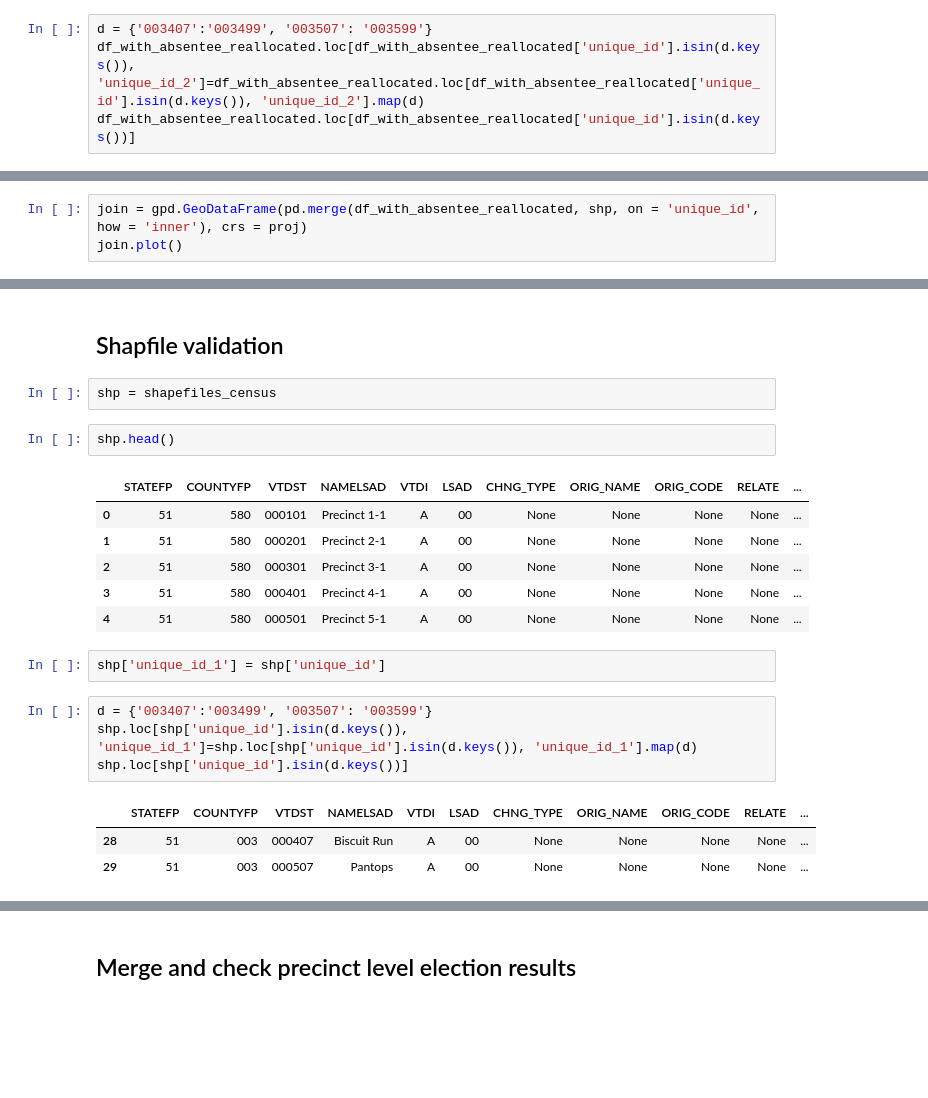
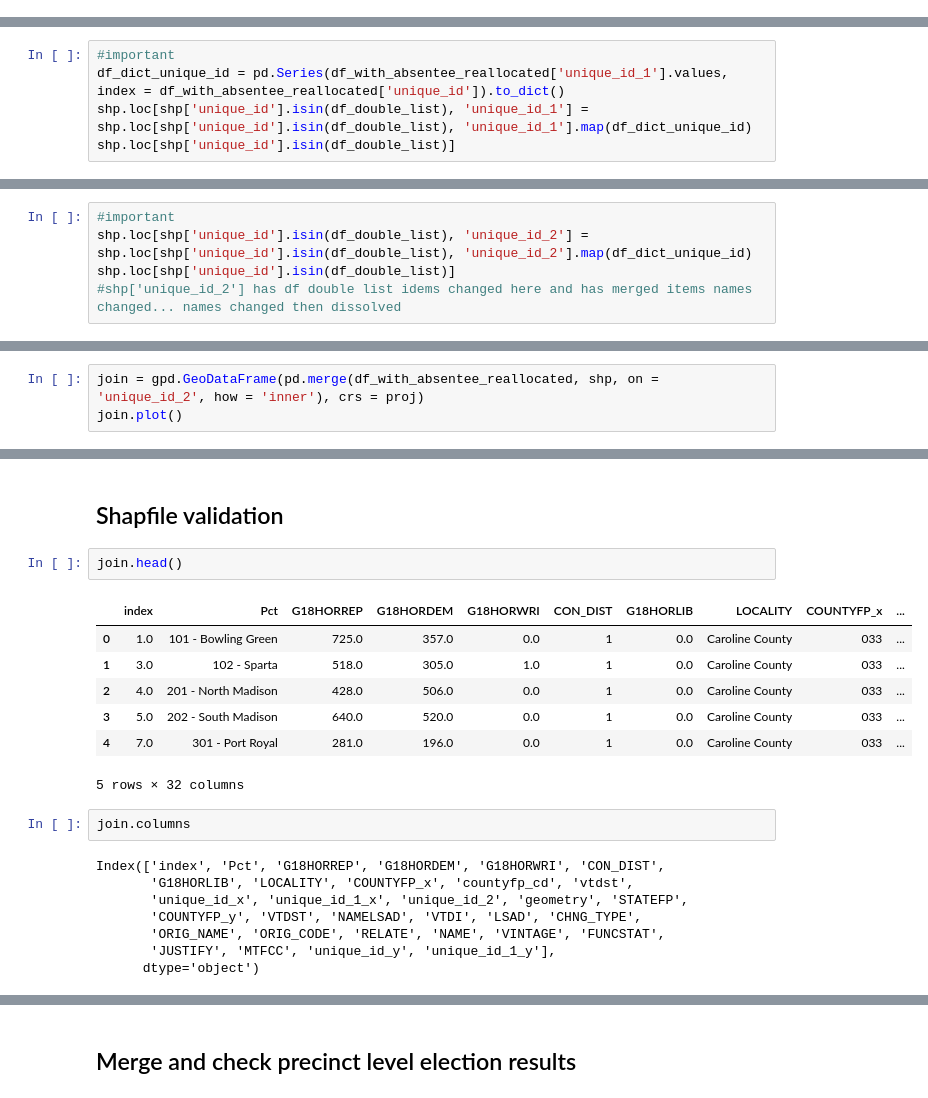
Before and after one commit to nonpartisan-redistricting-datahub/pdv-va, a Jupyter notebook: vest-va-2018/vest_va_2018_us_house.ipynb, the cells around one changed output, grey strips where cells are left out. Cells and saved outputs as stored; diff of their text form; blank space fills up the shorter version.

```diff
--- a/vest-va-2018/vest_va_2018_us_house.ipynb
+++ b/vest-va-2018/vest_va_2018_us_house.ipynb
@@ -637,4 +879,0 @@ set(final.unique_id) - set(df_with_absentee_reallocated.unique_id)
-# %%
-d = {'003407':'003499', '003507': '003599'}
-df_with_absentee_reallocated.loc[df_with_absentee_reallocated['unique_id'].isin(d.keys()), 'unique_id_2']=df_with_absentee_reallocated.loc[df_with_absentee_reallocated['unique_id'].isin(d.keys()), 'unique_id_2'].map(d)
-df_with_absentee_reallocated.loc[df_with_absentee_reallocated['unique_id'].isin(d.keys())]
@@ -701,0 +889,5 @@ final.plot()
+# %%
+#important
+df_dict_unique_id = pd.Series(df_with_absentee_reallocated['unique_id_1'].values, index = df_with_absentee_reallocated['unique_id']).to_dict()
+shp.loc[shp['unique_id'].isin(df_double_list), 'unique_id_1'] = shp.loc[shp['unique_id'].isin(df_double_list), 'unique_id_1'].map(df_dict_unique_id)
+shp.loc[shp['unique_id'].isin(df_double_list)]
@@ -701,0 +918,5 @@ final.plot()
+# %%
+#important
+shp.loc[shp['unique_id'].isin(df_double_list), 'unique_id_2'] = shp.loc[shp['unique_id'].isin(df_double_list), 'unique_id_2'].map(df_dict_unique_id)
+shp.loc[shp['unique_id'].isin(df_double_list)]
+#shp['unique_id_2'] has df double list idems changed here and has merged items names changed... names changed then dissolved
@@ -702,7 +1066,7 @@ final.plot()
 # %% [markdown]
 ## Join election results and shapefile
 # %%
-join = gpd.GeoDataFrame(pd.merge(df_with_absentee_reallocated, shp, on = 'unique_id', how = 'inner'), crs = proj)
+join = gpd.GeoDataFrame(pd.merge(df_with_absentee_reallocated, shp, on = 'unique_id_2', how = 'inner'), crs = proj)
 join.plot()
 # %% [output]
 <matplotlib.axes._subplots.AxesSubplot at 0x...>
@@ -711,25 +1107,24 @@ join.plot()
 # Validation
 # %% [markdown]
 ## Shapfile validation
-# %%
-shp = shapefiles_census
 # %%
-shp.head()
+join.head()
 # %% [output]
-|  | STATEFP | COUNTYFP | VTDST | NAMELSAD | VTDI | LSAD | CHNG_TYPE | ORIG_NAME | ORIG_CODE | RELATE | ... |
-| 0 | 51 | 580 | 000101 | Precinct 1-1 | A | 00 | None | None | None | None | ... |
-| 1 | 51 | 580 | 000201 | Precinct 2-1 | A | 00 | None | None | None | None | ... |
-| 2 | 51 | 580 | 000301 | Precinct 3-1 | A | 00 | None | None | None | None | ... |
-| 3 | 51 | 580 | 000401 | Precinct 4-1 | A | 00 | None | None | None | None | ... |
-| 4 | 51 | 580 | 000501 | Precinct 5-1 | A | 00 | None | None | None | None | ... |
+|  | index | Pct | G18HORREP | G18HORDEM | G18HORWRI | CON_DIST | G18HORLIB | LOCALITY | COUNTYFP_x | ... |
+| 0 | 1.0 | 101 - Bowling Green | 725.0 | 357.0 | 0.0 | 1 | 0.0 | Caroline County | 033 | ... |
+| 1 | 3.0 | 102 - Sparta | 518.0 | 305.0 | 1.0 | 1 | 0.0 | Caroline County | 033 | ... |
+| 2 | 4.0 | 201 - North Madison | 428.0 | 506.0 | 0.0 | 1 | 0.0 | Caroline County | 033 | ... |
+| 3 | 5.0 | 202 - South Madison | 640.0 | 520.0 | 0.0 | 1 | 0.0 | Caroline County | 033 | ... |
+| 4 | 7.0 | 301 - Port Royal | 281.0 | 196.0 | 0.0 | 1 | 0.0 | Caroline County | 033 | ... |
+5 rows × 32 columns
-# %%
-shp['unique_id_1'] = shp['unique_id']
-# %%
-d = {'003407':'003499', '003507': '003599'}
-shp.loc[shp['unique_id'].isin(d.keys()), 'unique_id_1']=shp.loc[shp['unique_id'].isin(d.keys()), 'unique_id_1'].map(d)
-shp.loc[shp['unique_id'].isin(d.keys())]
-# %% [output]
-|  | STATEFP | COUNTYFP | VTDST | NAMELSAD | VTDI | LSAD | CHNG_TYPE | ORIG_NAME | ORIG_CODE | RELATE | ... |
-| 28 | 51 | 003 | 000407 | Biscuit Run | A | 00 | None | None | None | None | ... |
-| 29 | 51 | 003 | 000507 | Pantops | A | 00 | None | None | None | None | ... |
+# %%
+join.columns
+# %% [output]
+Index(['index', 'Pct', 'G18HORREP', 'G18HORDEM', 'G18HORWRI', 'CON_DIST',
+       'G18HORLIB', 'LOCALITY', 'COUNTYFP_x', 'countyfp_cd', 'vtdst',
+       'unique_id_x', 'unique_id_1_x', 'unique_id_2', 'geometry', 'STATEFP',
+       'COUNTYFP_y', 'VTDST', 'NAMELSAD', 'VTDI', 'LSAD', 'CHNG_TYPE',
+       'ORIG_NAME', 'ORIG_CODE', 'RELATE', 'NAME', 'VINTAGE', 'FUNCSTAT',
+       'JUSTIFY', 'MTFCC', 'unique_id_y', 'unique_id_1_y'],
+      dtype='object')
 # %%
```
Also changed, not shown: parts of 169 cells of this notebook, 3 other files.
